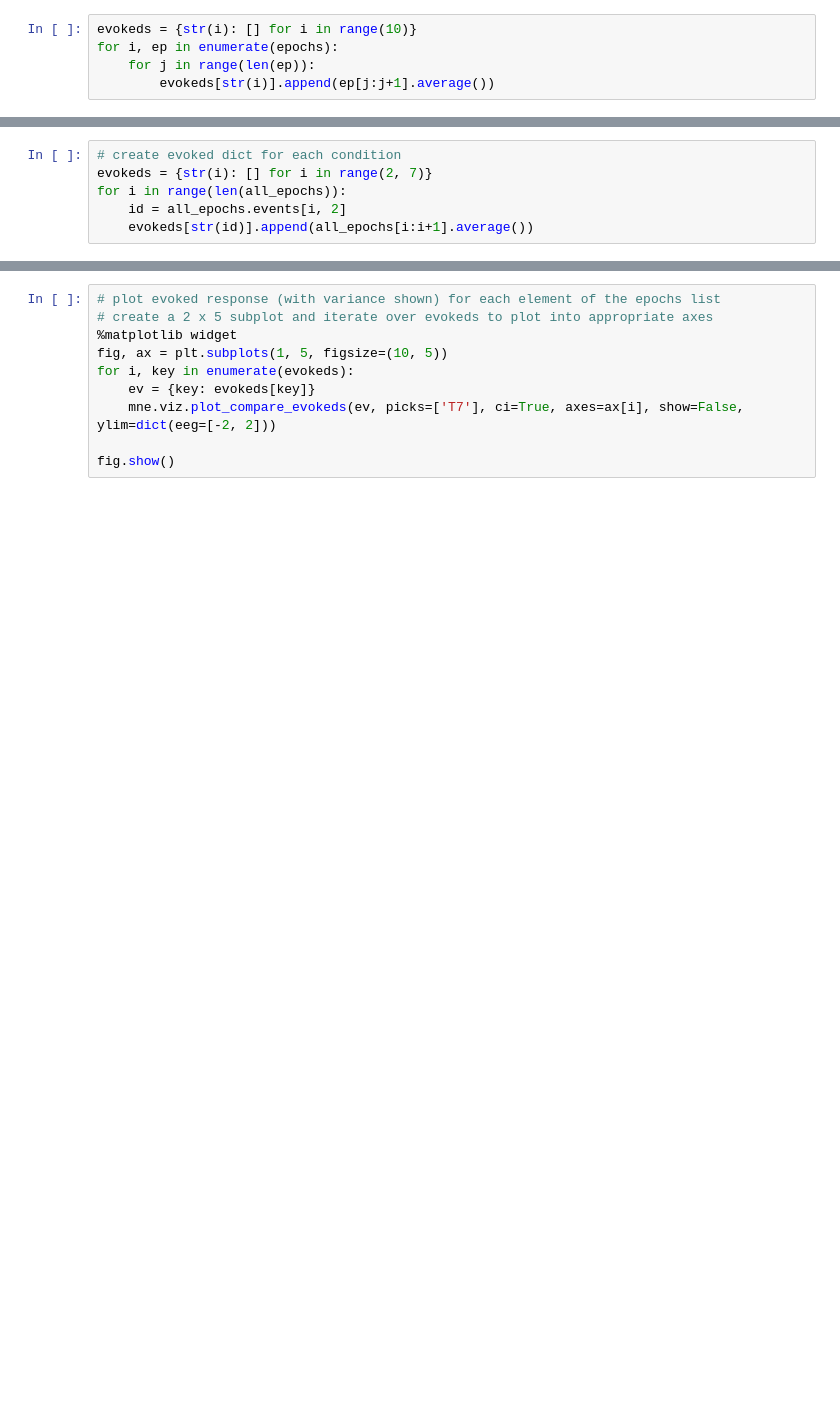
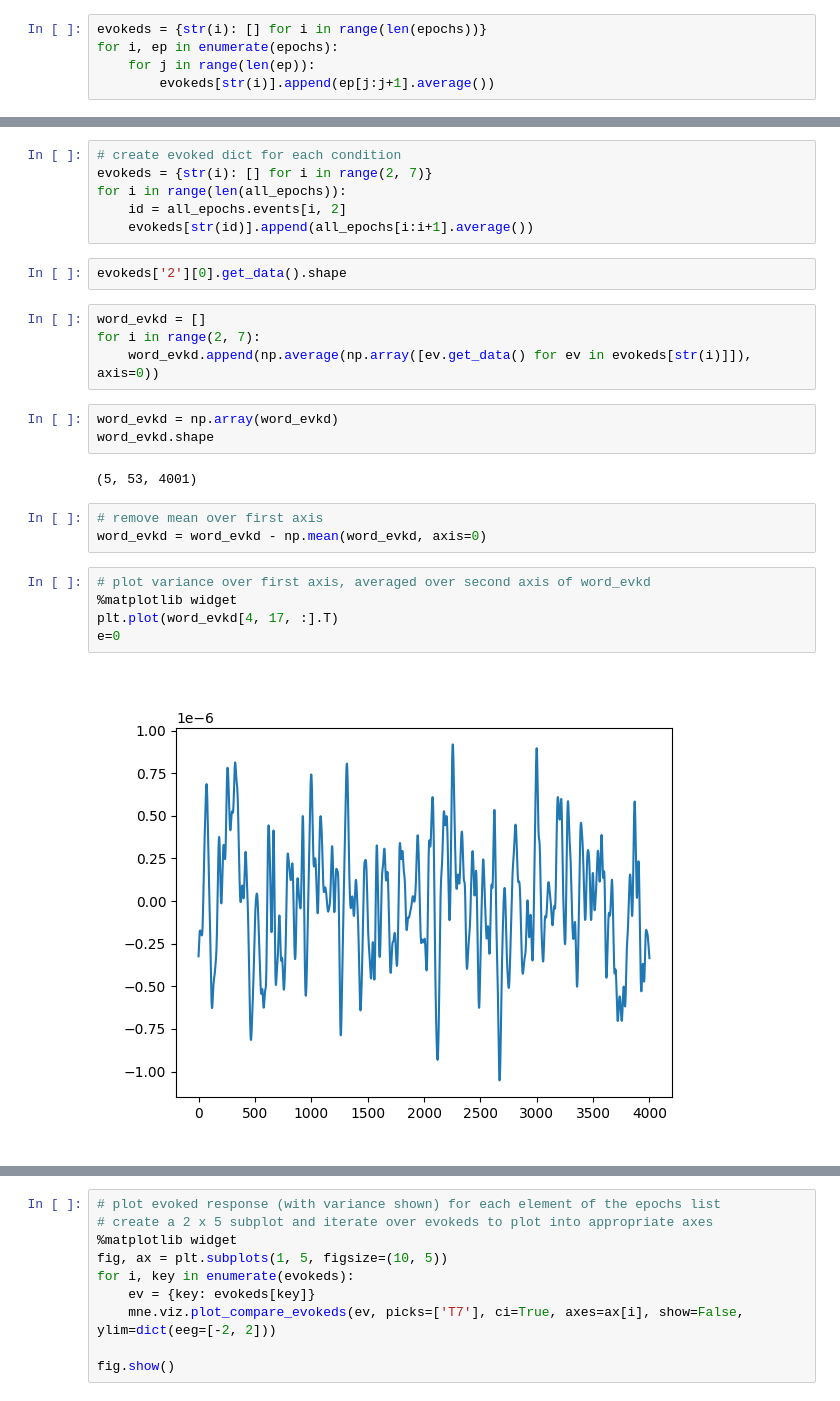
Before and after one commit to ricsinaruto/MEG-transfer-decoding, a Jupyter notebook: notebooks/eeg_visu.ipynb, the cells around one changed output, grey strips where cells are left out. Cells and saved outputs as stored; diff of their text form; blank space fills up the shorter version.

```diff
--- a/notebooks/eeg_visu.ipynb
+++ b/notebooks/eeg_visu.ipynb
@@ -401,7 +343,7 @@ fig, ax = plt.subplots(1, 3)
 for i, epoch in enumerate(epochs[:2]):
     epoch.plot_image(axes=ax, show=True, picks=['O2'])
 # %%
-evokeds = {str(i): [] for i in range(10)}
+evokeds = {str(i): [] for i in range(len(epochs))}
 for i, ep in enumerate(epochs):
     for j in range(len(ep)):
         evokeds[str(i)].append(ep[j:j+1].average())
@@ -427,3 +374,24 @@ evokeds = {str(i): [] for i in range(2, 7)}
 for i in range(len(all_epochs)):
     id = all_epochs.events[i, 2]
     evokeds[str(id)].append(all_epochs[i:i+1].average())
+# %%
+evokeds['2'][0].get_data().shape
+# %%
+word_evkd = []
+for i in range(2, 7):
+    word_evkd.append(np.average(np.array([ev.get_data() for ev in evokeds[str(i)]]), axis=0))
+# %%
+word_evkd = np.array(word_evkd)
+word_evkd.shape
+# %% [output]
+(5, 53, 4001)
+# %%
+# remove mean over first axis
+word_evkd = word_evkd - np.mean(word_evkd, axis=0)
+# %%
+# plot variance over first axis, averaged over second axis of word_evkd
+%matplotlib widget
+plt.plot(word_evkd[4, 17, :].T)
+e=0
+# %% [output]
+[figure, added]
```
Also changed, not shown: parts of 36 cells of this notebook, 16 other files.
